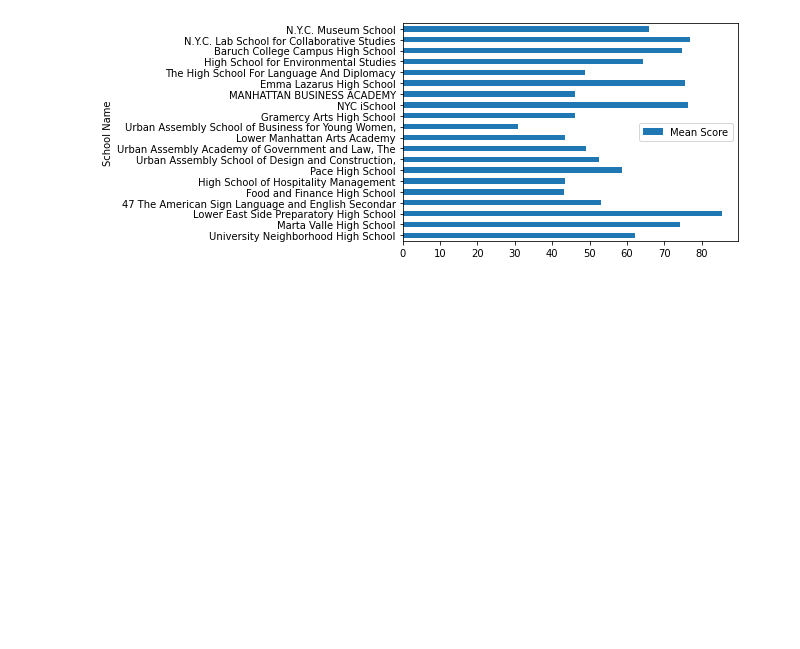
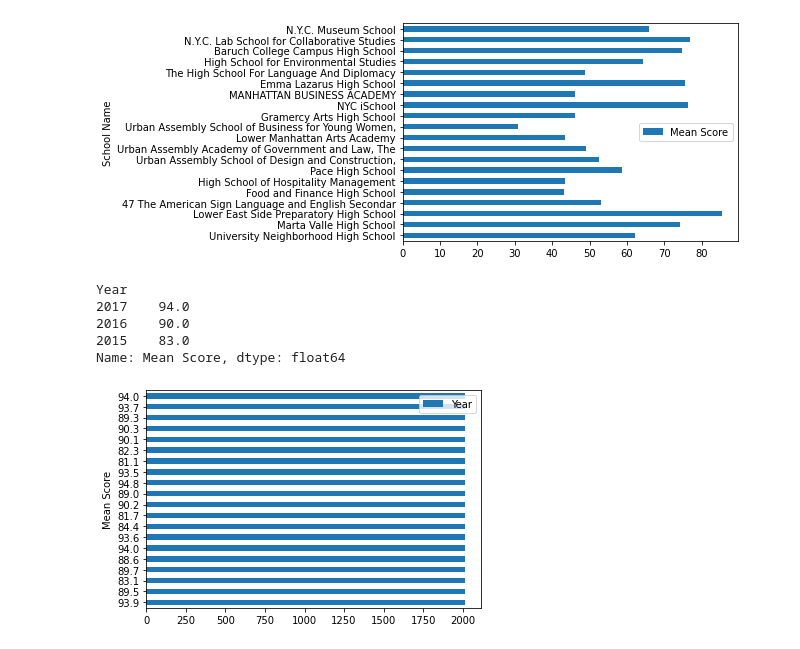
Before and after one commit to tuccib/CUNY-LAG, a Jupyter notebook: 210625_Project1_Bruno_Tucci.ipynb, the cells around one changed output. Saved outputs shown, nothing was run; the diff lists cells and outputs as text; code cells hidden in the pictures; blank space fills up the shorter version.

```diff
--- a/210625_Project1_Bruno_Tucci.ipynb
+++ b/210625_Project1_Bruno_Tucci.ipynb
@@ -618,3 +618,21 @@ Name: Mean Score, dtype: float64
 df_CommonCoreAlgebraTop.plot.barh(x='School Name', y='Mean Score').figsize=(60,4)
 # %% [output]
 [figure]
+# %%
+
+df_CommonCoreAlgebraStuyvesant = df5[(df5['Mean Score']>0) & (df5['Regents Exam'] == 'Common Core Algebra')
+  & (df5['School Level'] == 'High school')
+  & (df5['School Name'] == 'Stuyvesant High School')
+  #& (df5['Year'] == 2015)
+  ].tail(20)
+df_CommonCoreAlgebraStuyvesant.groupby(['Year'])['Mean Score'].mean().round().sort_values(ascending=False)
+# %% [output]
+Year
+2017    94.0
+2016    90.0
+2015    83.0
+Name: Mean Score, dtype: float64
+# %%
+df_CommonCoreAlgebraStuyvesant.plot.barh(x='Mean Score', y='Year').figsize=(60,4)
+# %% [output]
+[figure, added]
```
Also changed, not shown: parts of 2 cells of this notebook.
